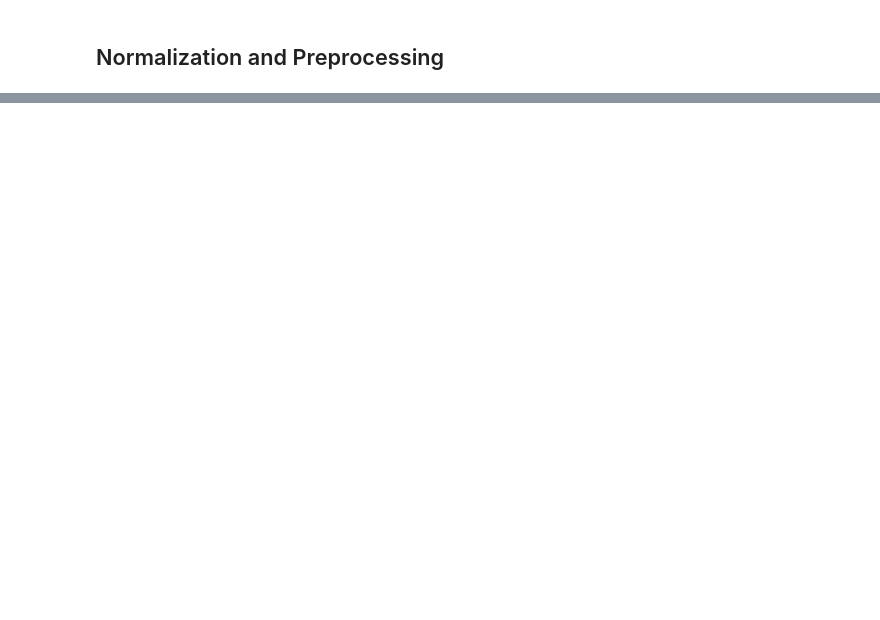
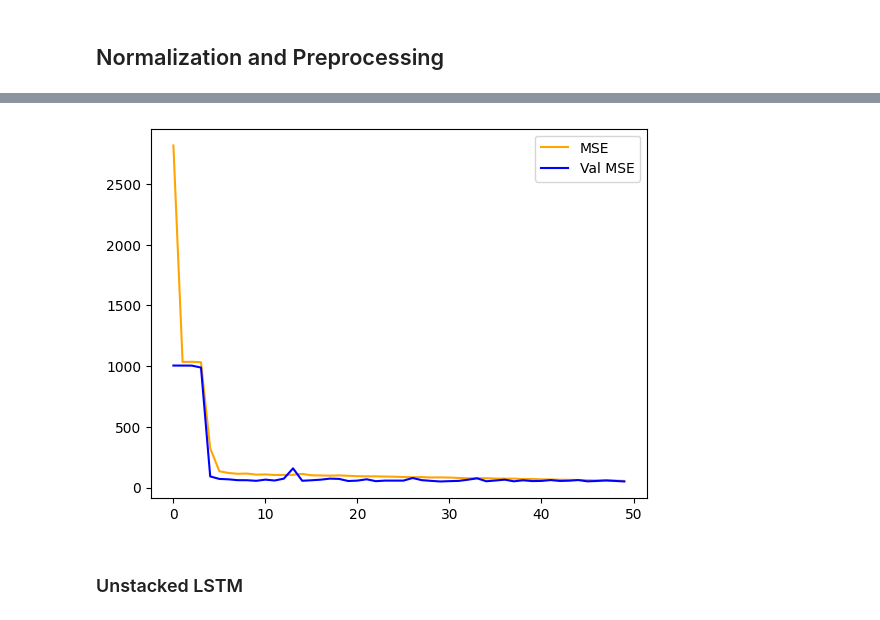
Before and after one commit to Vishwa7773/Turbofan-Jet-Engine-Life-Cycle-Prediction, a Jupyter notebook: EngineLifeCyclePrediction.ipynb, the cells around one changed output, grey strips where cells are left out. Cells and saved outputs as stored; diff of their text form; code cells hidden in the pictures; blank space fills up the shorter version.

Commit message:
Model training and sample evaluation

```diff
--- a/EngineLifeCyclePrediction.ipynb
+++ b/EngineLifeCyclePrediction.ipynb
@@ -218,0 +244,5 @@ y_val: (4070,)
+# %%
+scale=MinMaxScaler()
+scale.fit_transform(train_data[X.columns])
+X_train_seq,y_train_seq=make_sequences(train_data,scale,X.columns,30)
+X_test_seq,y_test_seq=make_sequences(test_data,scale,X.columns,30)
@@ -218,0 +255,9 @@ y_val: (4070,)
+# %%
+early_stop=EarlyStopping(
+    monitor='mse',
+    patience=10,
+    verbose=1,
+    mode='min',
+    restore_best_weights=True
+
+)
@@ -218,0 +266,11 @@ y_val: (4070,)
+# %%
+model=Sequential()
+model.add(LSTM(128,input_shape=(30,25),return_sequences=True))
+model.add(Dropout(0.2))
+model.add(LSTM(64,return_sequences=False))
+model.add(Dropout(0.2))
+model.add(Dense(32,activation='relu'))
+model.add(Dense(1,activation='linear'))
+
+model.compile(optimizer='adam',loss='mse',metrics=[tf.keras.metrics.R2Score(name='r2_score'),'mse'])
+model.summary()
@@ -218,0 +297,2 @@ y_val: (4070,)
+# %%
+history=model.fit(X_train_seq,y_train_seq,epochs=50,validation_data=(X_test_seq,y_test_seq),batch_size=32,callbacks=[early_stop])
@@ -218,0 +317,9 @@ y_val: (4070,)
+# %%
+plt.plot(history.history['mse'],color='orange',label='MSE')
+plt.plot(history.history['val_mse'],color='blue',label='Val MSE')
+plt.legend()
+plt.show()
+# %% [output]
+[figure, added]
+# %% [markdown]
+### Unstacked LSTM
```
Also changed, not shown: parts of 32 cells of this notebook.
